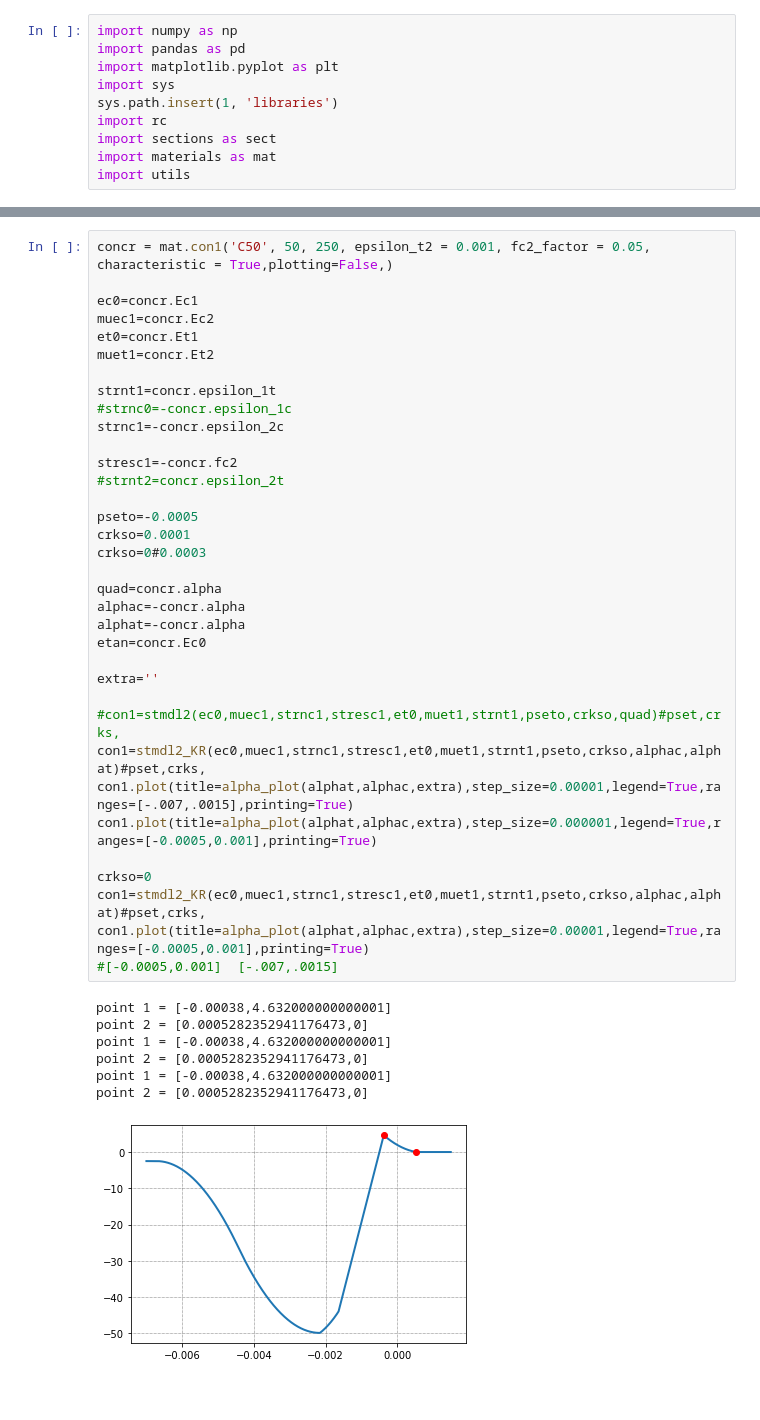
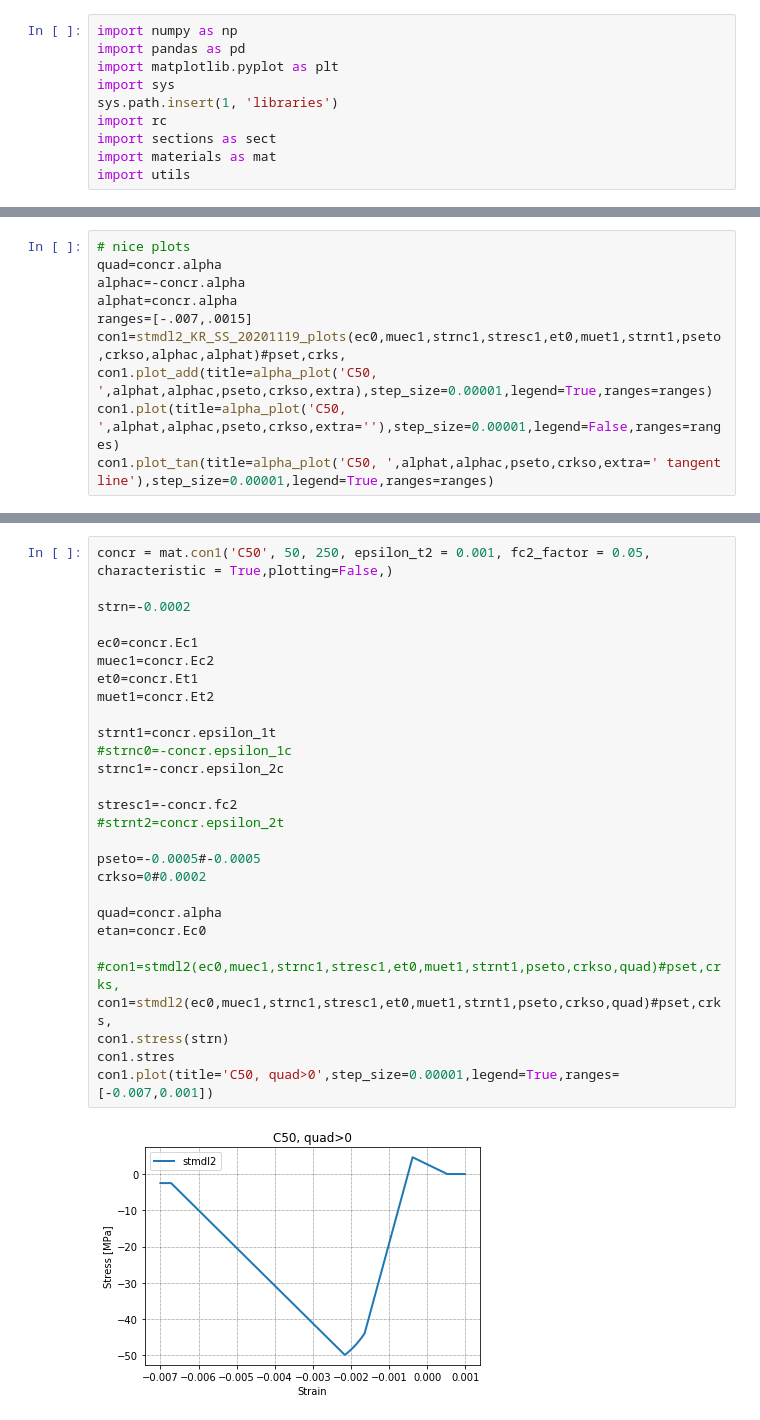
Before and after one commit to riedelx/PyFEA, a Jupyter notebook: con1_modifications.ipynb, the cells around one changed output, grey strips where cells are left out. Cells and saved outputs as stored; diff of their text form.

```diff
--- a/con1_modifications.ipynb
+++ b/con1_modifications.ipynb
@@ -278,0 +625,10 @@ class stmdl2_KR:
+# %%
+# nice plots
+quad=concr.alpha
+alphac=-concr.alpha
+alphat=concr.alpha
+ranges=[-.007,.0015]
+con1=stmdl2_KR_SS_20201119_plots(ec0,muec1,strnc1,stresc1,et0,muet1,strnt1,pseto,crkso,alphac,alphat)#pset,crks,
+con1.plot_add(title=alpha_plot('C50, ',alphat,alphac,pseto,crkso,extra),step_size=0.00001,legend=True,ranges=ranges)
+con1.plot(title=alpha_plot('C50, ',alphat,alphac,pseto,crkso,extra=''),step_size=0.00001,legend=False,ranges=ranges)
+con1.plot_tan(title=alpha_plot('C50, ',alphat,alphac,pseto,crkso,extra=' tangent line'),step_size=0.00001,legend=True,ranges=ranges)
@@ -279,43 +769,30 @@ class stmdl2_KR:
 # %%
 concr = mat.con1('C50', 50, 250, epsilon_t2 = 0.001, fc2_factor = 0.05, characteristic = True,plotting=False,)
+
+strn=-0.0002
 
 ec0=concr.Ec1
 muec1=concr.Ec2
 et0=concr.Et1
 muet1=concr.Et2
 
 strnt1=concr.epsilon_1t
 #strnc0=-concr.epsilon_1c
 strnc1=-concr.epsilon_2c
 
 stresc1=-concr.fc2
 #strnt2=concr.epsilon_2t
 
-pseto=-0.0005
-crkso=0.0001
-crkso=0#0.0003
+pseto=-0.0005#-0.0005
+crkso=0#0.0002
 
 quad=concr.alpha
-alphac=-concr.alpha
-alphat=-concr.alpha
 etan=concr.Ec0
 
-extra=''
-
 #con1=stmdl2(ec0,muec1,strnc1,stresc1,et0,muet1,strnt1,pseto,crkso,quad)#pset,crks,
-con1=stmdl2_KR(ec0,muec1,strnc1,stresc1,et0,muet1,strnt1,pseto,crkso,alphac,alphat)#pset,crks,
-con1.plot(title=alpha_plot(alphat,alphac,extra),step_size=0.00001,legend=True,ranges=[-.007,.0015],printing=True)
-con1.plot(title=alpha_plot(alphat,alphac,extra),step_size=0.000001,legend=True,ranges=[-0.0005,0.001],printing=True)
-
-crkso=0
-con1=stmdl2_KR(ec0,muec1,strnc1,stresc1,et0,muet1,strnt1,pseto,crkso,alphac,alphat)#pset,crks,
-con1.plot(title=alpha_plot(alphat,alphac,extra),step_size=0.00001,legend=True,ranges=[-0.0005,0.001],printing=True)
-#[-0.0005,0.001]  [-.007,.0015]
+con1=stmdl2(ec0,muec1,strnc1,stresc1,et0,muet1,strnt1,pseto,crkso,quad)#pset,crks,
+con1.stress(strn)
+con1.stres
+con1.plot(title='C50, quad>0',step_size=0.00001,legend=True,ranges=[-0.007,0.001])
 # %% [output]
-point 1 = [-0.00038,4.632000000000001]
-point 2 = [0.0005282352941176473,0]
-point 1 = [-0.00038,4.632000000000001]
-point 2 = [0.0005282352941176473,0]
-point 1 = [-0.00038,4.632000000000001]
-point 2 = [0.0005282352941176473,0]
-[figure, old version]
+[figure, new version]
```
Also changed, not shown: parts of 17 cells of this notebook.
